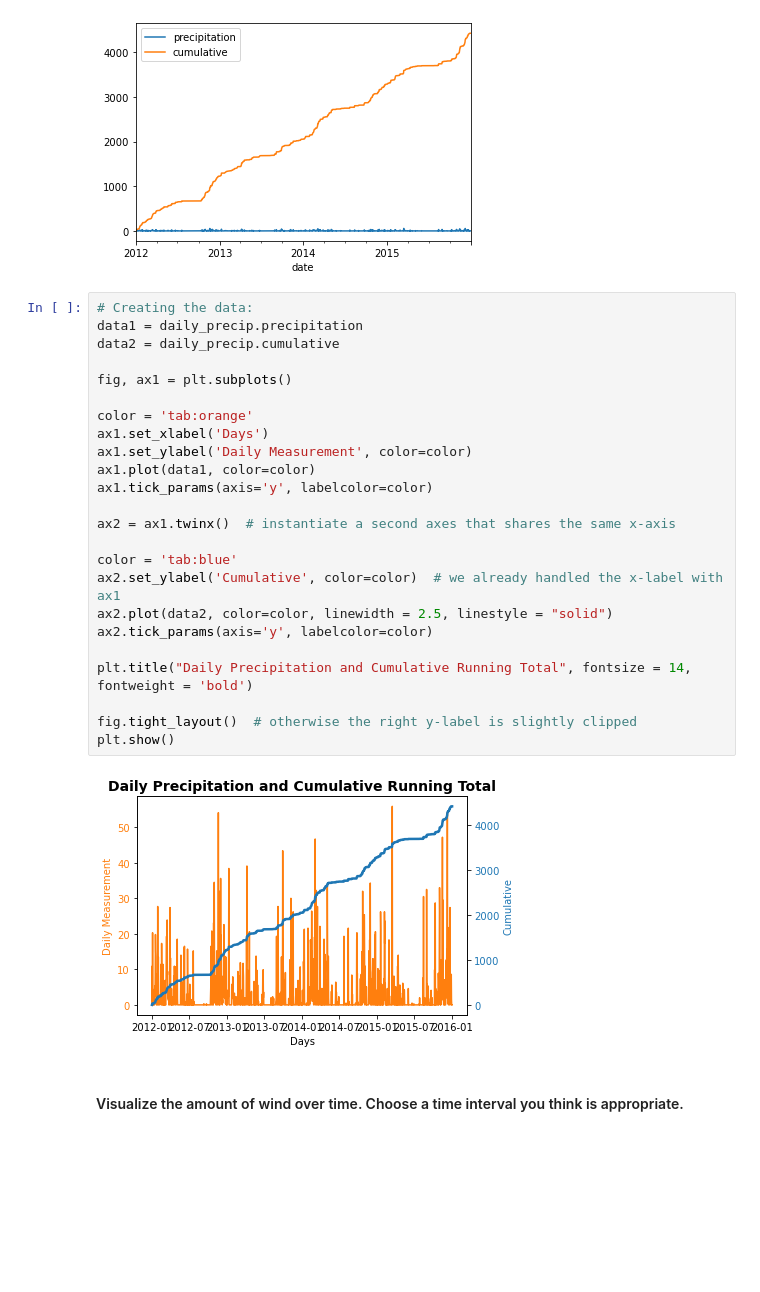
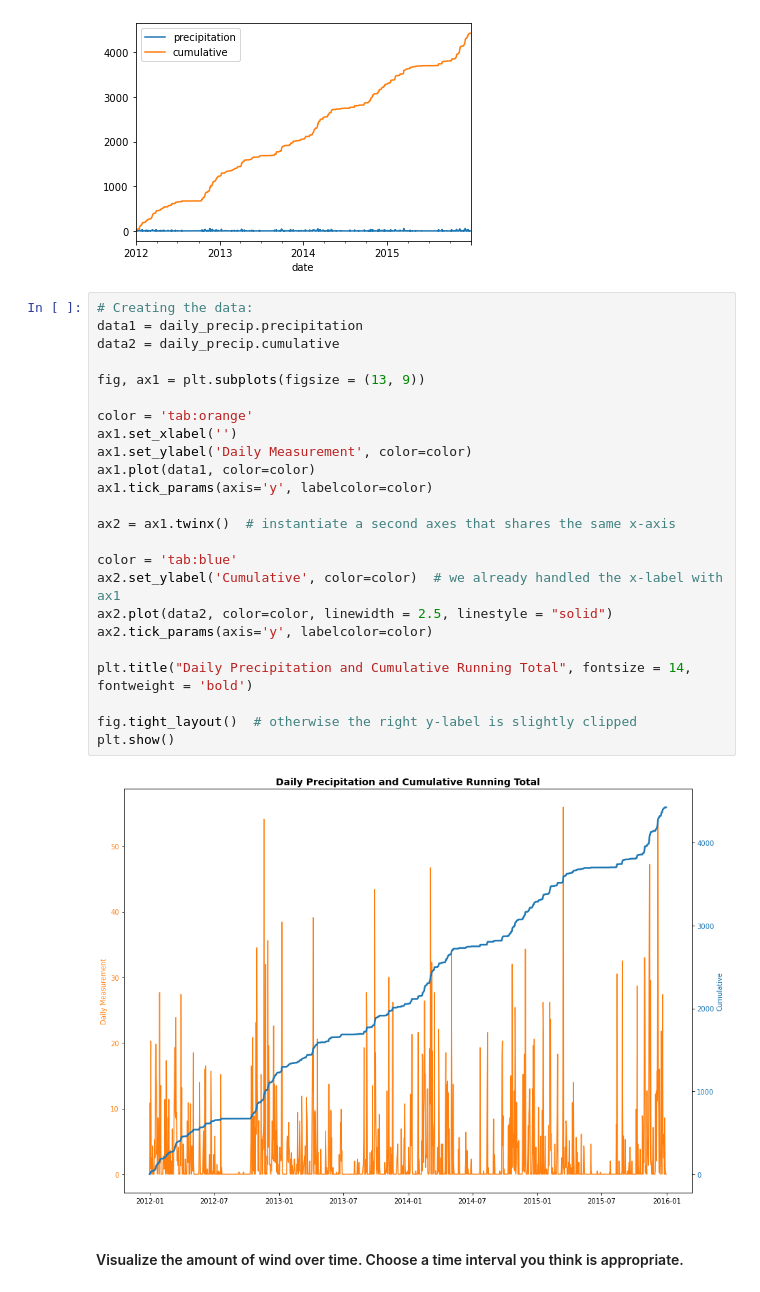
Before and after one commit to lukewbecker/time-series-exercises, a Jupyter notebook: time_series_manipulation.ipynb, the cells around one changed output. Drawn from its saved outputs; the diff is of its cells as text; blank space fills up the shorter version.

```diff
--- a/time_series_manipulation.ipynb
+++ b/time_series_manipulation.ipynb
@@ -354,29 +335,29 @@ daily_precip.plot()
 # %%
 # Creating the data:
 data1 = daily_precip.precipitation
 data2 = daily_precip.cumulative
 
-fig, ax1 = plt.subplots()
+fig, ax1 = plt.subplots(figsize = (13, 9))
 
 color = 'tab:orange'
-ax1.set_xlabel('Days')
+ax1.set_xlabel('')
 ax1.set_ylabel('Daily Measurement', color=color)
 ax1.plot(data1, color=color)
 ax1.tick_params(axis='y', labelcolor=color)
 
 ax2 = ax1.twinx()  # instantiate a second axes that shares the same x-axis
 
 color = 'tab:blue'
 ax2.set_ylabel('Cumulative', color=color)  # we already handled the x-label with ax1
 ax2.plot(data2, color=color, linewidth = 2.5, linestyle = "solid")
 ax2.tick_params(axis='y', labelcolor=color)
 
 plt.title("Daily Precipitation and Cumulative Running Total", fontsize = 14, fontweight = 'bold')
 
 fig.tight_layout()  # otherwise the right y-label is slightly clipped
 plt.show()
 # %% [output]
-[figure, old version]
+[figure, new version]
 # %% [markdown]
 #### Visualize the amount of wind over time. Choose a time interval you think is appropriate.
 # %%
```
Also changed, not shown: parts of 52 cells of this notebook.
